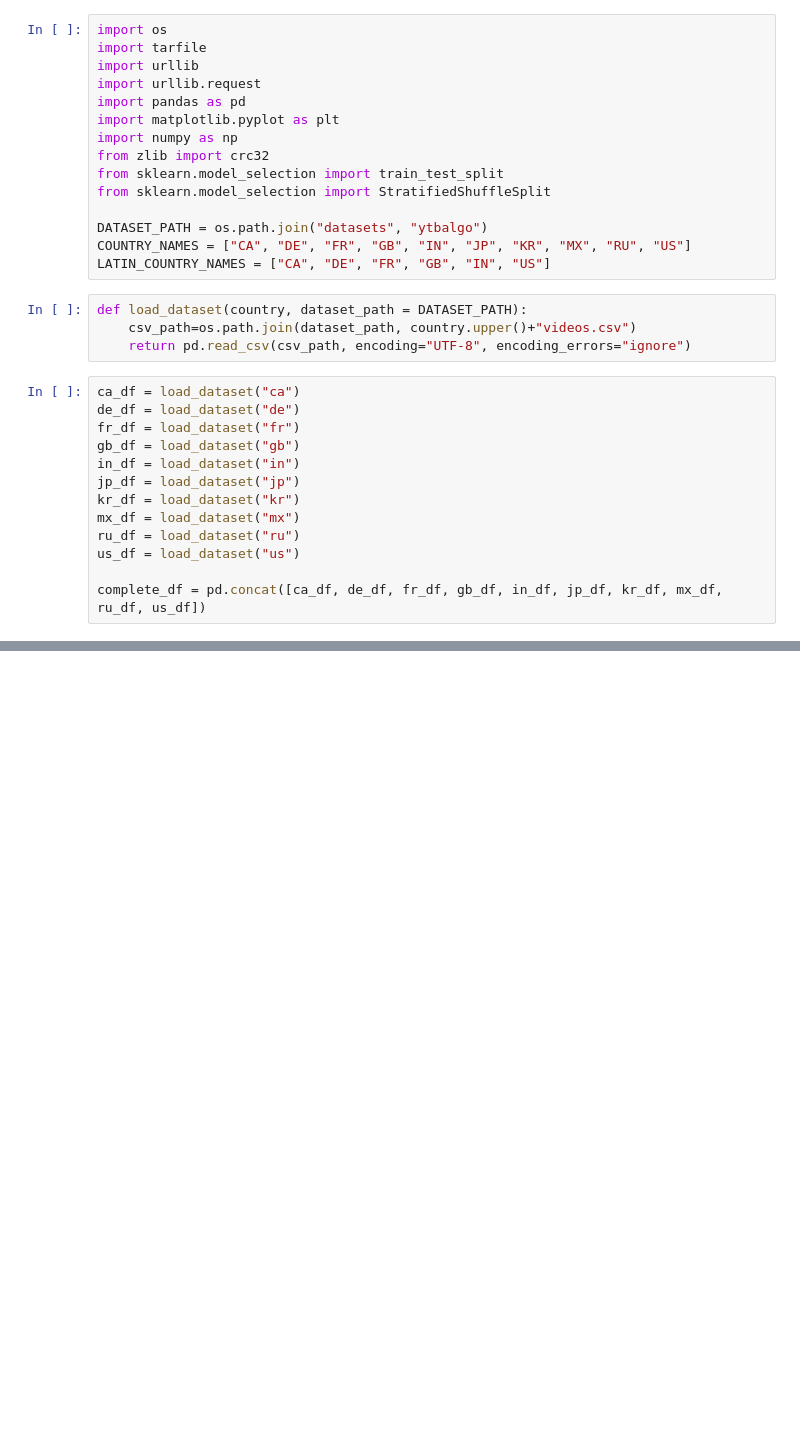
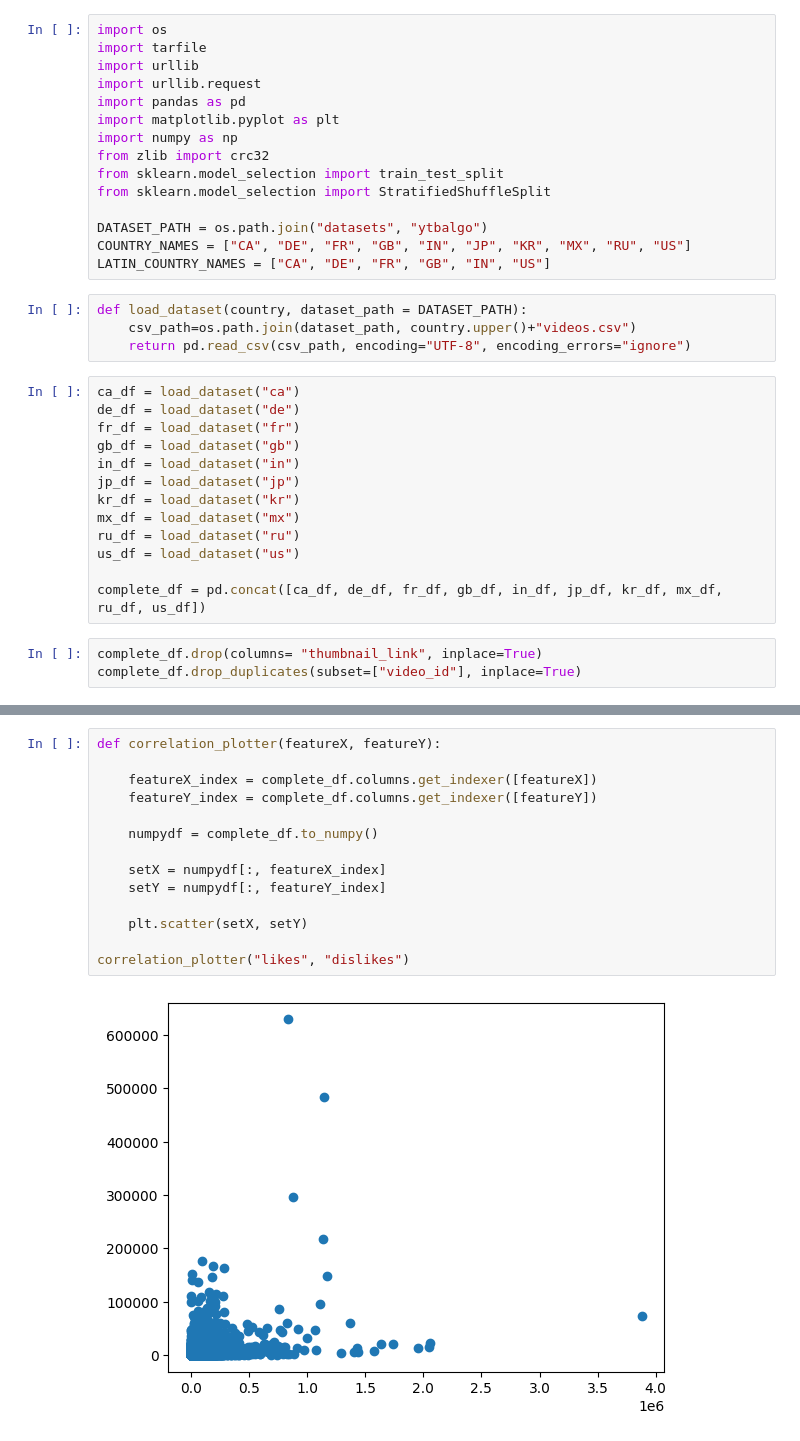
Before and after one commit to abdurrahimgun1/YAP470_Proje, a Jupyter notebook: project.ipynb, the cells around one changed output, grey strips where cells are left out. Saved outputs shown, nothing was run; the diff lists cells and outputs as text; blank space fills up the shorter version.

```diff
--- a/project.ipynb
+++ b/project.ipynb
@@ -30,6 +30,9 @@ ru_df = load_dataset("ru")
 us_df = load_dataset("us")
 
 complete_df = pd.concat([ca_df, de_df, fr_df, gb_df, in_df, jp_df, kr_df, mx_df, ru_df, us_df])
+# %%
+complete_df.drop(columns= "thumbnail_link", inplace=True)
+complete_df.drop_duplicates(subset=["video_id"], inplace=True)
 # %%
 complete_df.head(10)
 # %% [output]
@@ -74,0 +107,16 @@ def related_tagged_videos(title):
+# %%
+def correlation_plotter(featureX, featureY):
+
+    featureX_index = complete_df.columns.get_indexer([featureX])
+    featureY_index = complete_df.columns.get_indexer([featureY])
+
+    numpydf = complete_df.to_numpy()
+
+    setX = numpydf[:, featureX_index]
+    setY = numpydf[:, featureY_index]
+
+    plt.scatter(setX, setY)
+
+correlation_plotter("likes", "dislikes")
+# %% [output]
+[figure, added]
```
Also changed, not shown: parts of 4 cells of this notebook.
